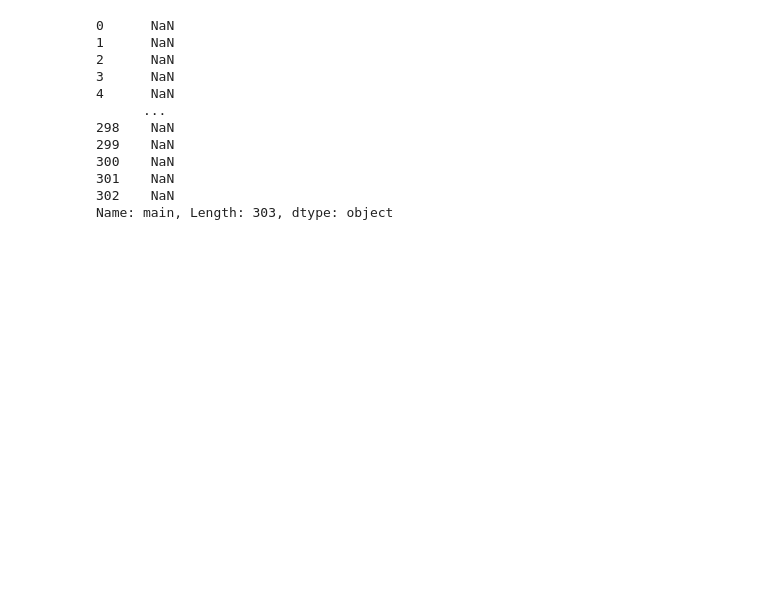
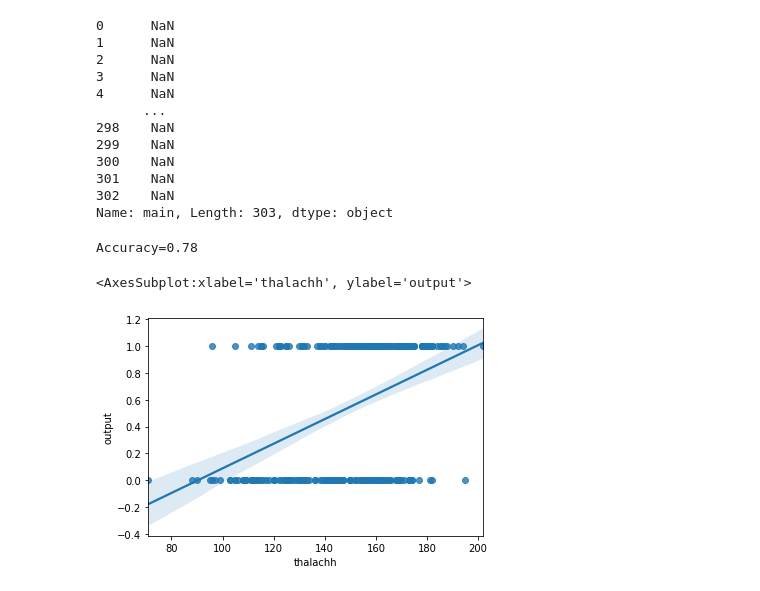
Before and after one commit to isahaji/heart_log, a Jupyter notebook: main.ipynb, the cells around one changed output. Saved outputs shown, nothing was run; the diff lists cells and outputs as text; code cells hidden in the pictures; blank space fills up the shorter version.

```diff
--- a/main.ipynb
+++ b/main.ipynb
@@ -204,3 +183,20 @@ df.main
 301    NaN
 302    NaN
 Name: main, Length: 303, dtype: object
+# %%
+x = df[['cp', 'thalachh', 'exng']]
+y = df['output']
+
+x_train,x_test,y_train,y_test = train_test_split(x,y,test_size=0.25,random_state=0)  #splitting data with test size of 25%
+
+logreg = LogisticRegression()   #build our logistic model
+logreg.fit(x_train, y_train)  #fitting training data
+y_pred  = logreg.predict(x_test)    #testing model’s performance
+print("Accuracy={:.2f}".format(logreg.score(x_test, y_test)))
+# %% [output]
+Accuracy=0.78
+# %%
+sns.regplot(x='thalachh',y='output',data=df)
+# %% [output]
+<AxesSubplot:xlabel='thalachh', ylabel='output'>
+[figure, added]
```
Also changed, not shown: parts of 9 cells of this notebook.
